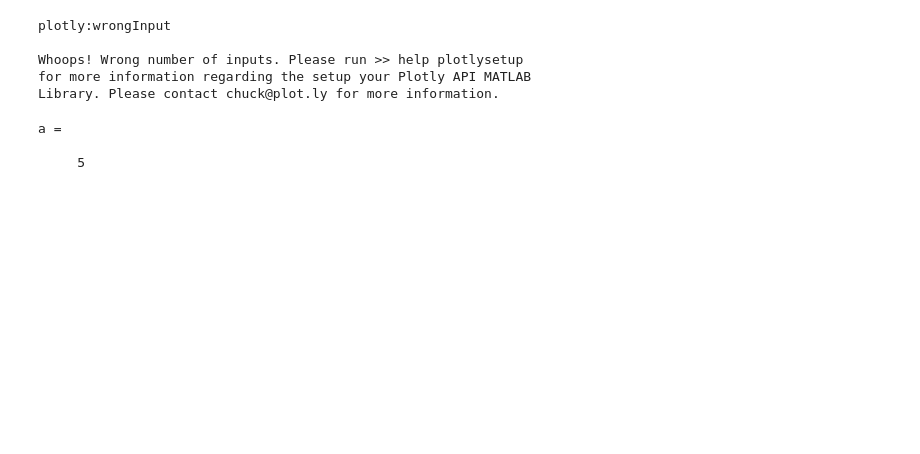
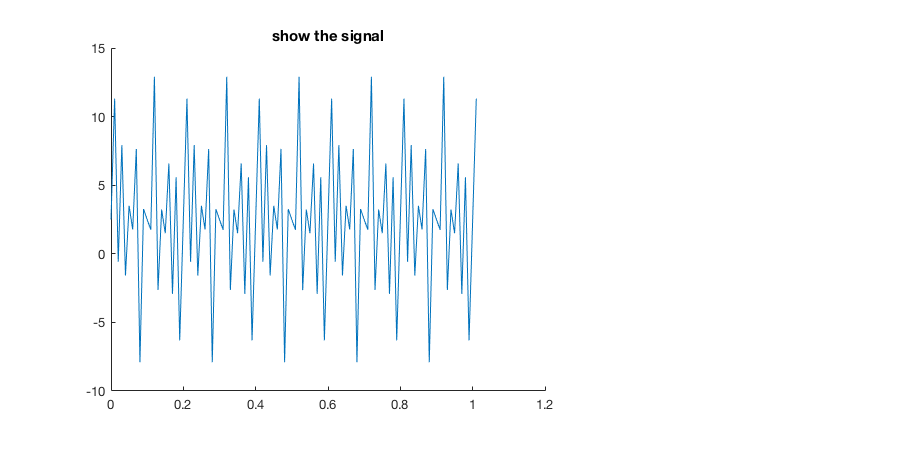
Before and after one commit to eshedmargalit/cn_preschool, a Jupyter notebook: cbb_jnotebooks/m1_dtft/discrete_time_fourier_transform.ipynb, the cells around one changed output. Drawn from its saved outputs; the diff is of its cells as text; code cells hidden in the pictures; blank space fills up the shorter version.

```diff
--- a/cbb_jnotebooks/m1_dtft/discrete_time_fourier_transform.ipynb
+++ b/cbb_jnotebooks/m1_dtft/discrete_time_fourier_transform.ipynb
@@ -49,14 +31,29 @@ ans =
-# %%
-plotlysetup()
-# %% [output]
-plotly:wrongInput
-
-Whoops! Wrong number of inputs. Please run >> help plotlysetup
-for more information regarding the setup your Plotly API MATLAB
-Library. Please contact chuck@plot.ly for more information.
-# %%
-a = 5
-# %% [output]
-a =
-
-     5
+# %%
+%% Make Signal
+
+% parameters of the waves
+amps = [2 3 4 5];
+freaks = [10 20 35 45];
+offs = [1 .5 1 0];
+phs = [0 0 0 0];
+binsize = .01;
+tims = 0:binsize:1+binsize;
+sig = zeros(numel(amps),numel(tims));
+
+% build each wave
+for idx = 1:numel(amps)
+	sig(idx,:) = amps(idx) * sin(2*pi * freaks(idx)...
+	* (tims + (2*pi*phs(idx)))) + offs(idx);
+end
+
+% sum up duh waves
+tot_sig = sum(sig,1);
+norm_tot_sig = tot_sig/norm(tot_sig);
+
+% plot duh wave
+[fh2,ah2] = makefigure();
+lh2(1) = line(tims, tot_sig);
+title(ah2,'show the signal');
+%keyboard
+# %% [output]
+[figure, added]
```
Also changed, not shown: parts of 6 cells of this notebook, 1 other file.
